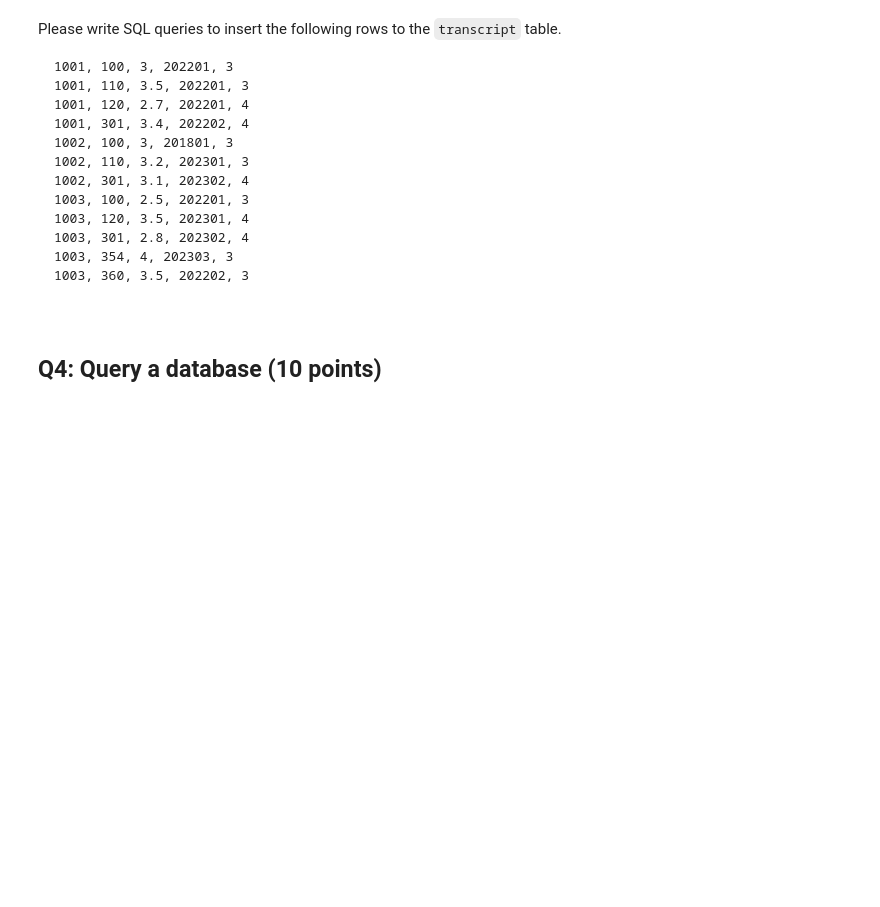
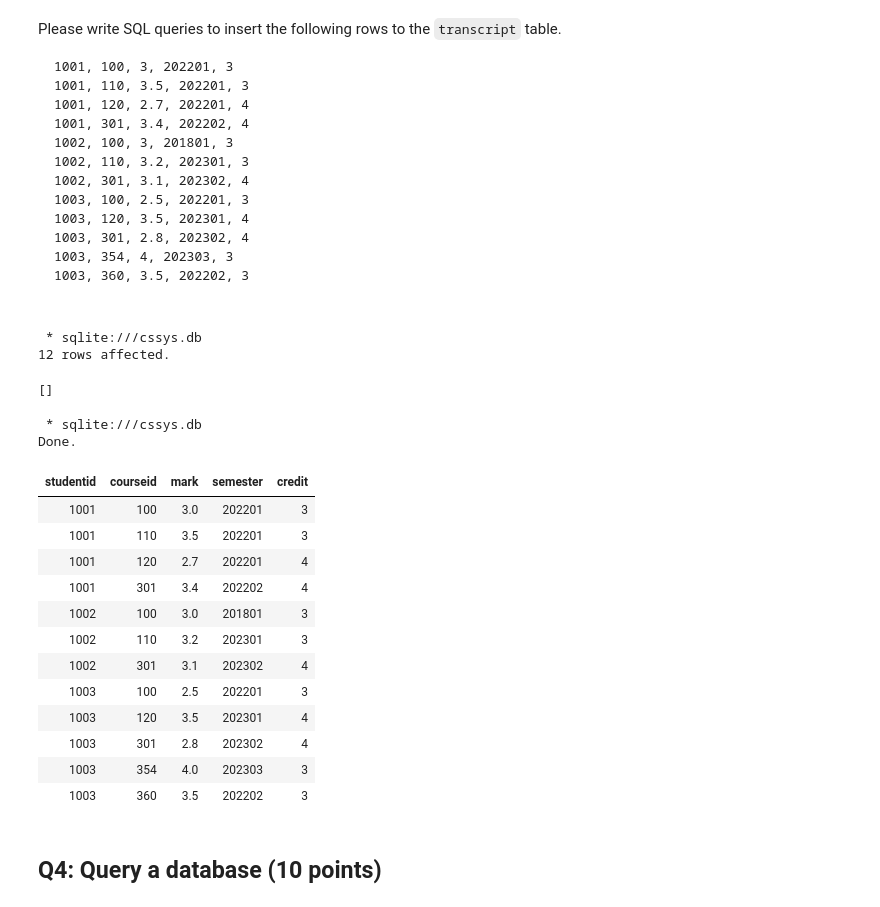
Before and after one commit to faa35/CMPT_354, a Jupyter notebook: HW/HW_1/hw1.ipynb, the cells around one changed output. Cells and saved outputs as stored; diff of their text form; code cells hidden in the pictures; blank space fills up the shorter version.

```diff
--- a/HW/HW_1/hw1.ipynb
+++ b/HW/HW_1/hw1.ipynb
@@ -139,3 +323,41 @@ Please write SQL queries to insert the following rows to the `transcript` table.
+# %%
+%%sql
+INSERT INTO transcript (studentid, courseid, mark, semester, credit) VALUES
+(1001, 100, 3, 202201, 3),
+(1001, 110, 3.5, 202201, 3),
+(1001, 120, 2.7, 202201, 4),
+(1001, 301, 3.4, 202202, 4),
+(1002, 100, 3, 201801, 3),
+(1002, 110, 3.2, 202301, 3),
+(1002, 301, 3.1, 202302, 4),
+(1003, 100, 2.5, 202201, 3),
+(1003, 120, 3.5, 202301, 4),
+(1003, 301, 2.8, 202302, 4),
+(1003, 354, 4, 202303, 3),
+(1003, 360, 3.5, 202202, 3);
+# %% [output]
+ * sqlite:///cssys.db
+12 rows affected.
+[]
+# %%
+%%sql
+SELECT * FROM transcript
+# %% [output]
+ * sqlite:///cssys.db
+Done.
+| studentid | courseid | mark | semester | credit |
+| 1001 | 100 | 3.0 | 202201 | 3 |
+| 1001 | 110 | 3.5 | 202201 | 3 |
+| 1001 | 120 | 2.7 | 202201 | 4 |
+| 1001 | 301 | 3.4 | 202202 | 4 |
+| 1002 | 100 | 3.0 | 201801 | 3 |
+| 1002 | 110 | 3.2 | 202301 | 3 |
+| 1002 | 301 | 3.1 | 202302 | 4 |
+| 1003 | 100 | 2.5 | 202201 | 3 |
+| 1003 | 120 | 3.5 | 202301 | 4 |
+| 1003 | 301 | 2.8 | 202302 | 4 |
+| 1003 | 354 | 4.0 | 202303 | 3 |
+| 1003 | 360 | 3.5 | 202202 | 3 |
 # %% [markdown]
 ## Q4: Query a database (10 points)
 # %% [markdown]
```
Also changed, not shown: parts of 55 cells of this notebook, 12 other files.
